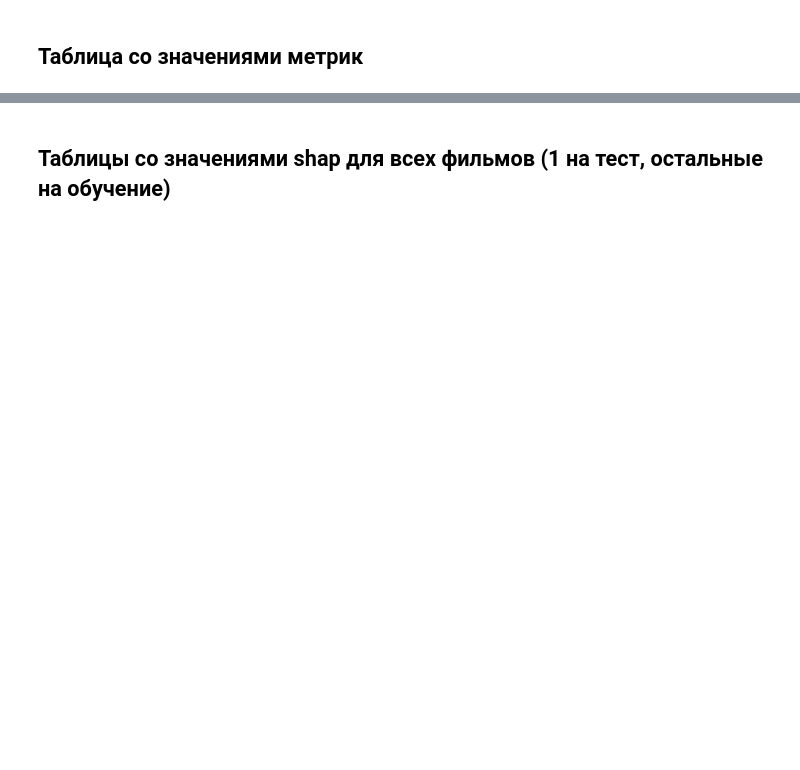
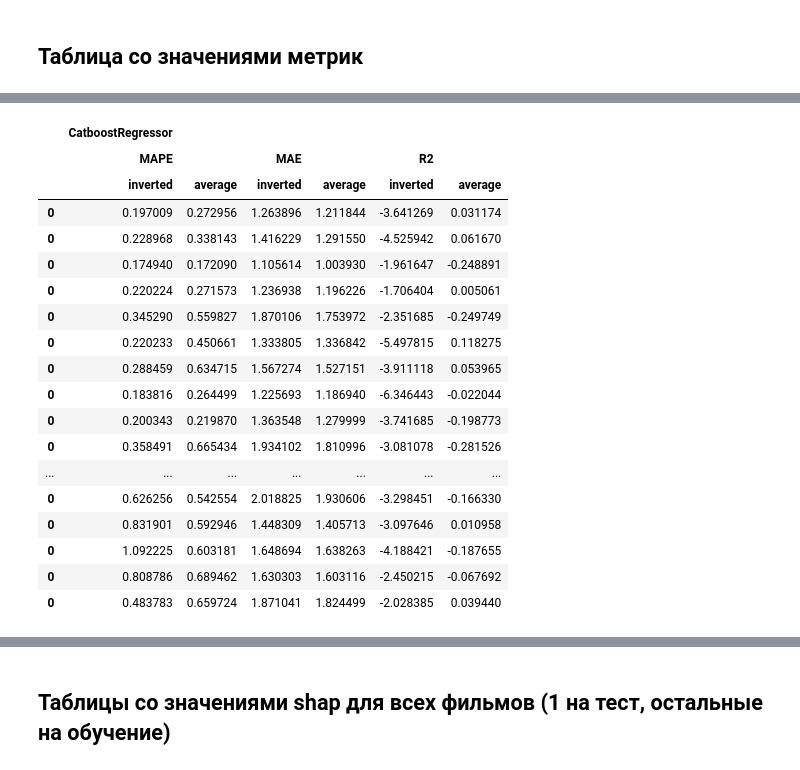
Before and after one commit to Nakinamo/EEG-notebooks, a Jupyter notebook: Models/Catboost.ipynb, the cells around one changed output, grey strips where cells are left out. Drawn from its saved outputs; the diff is of its cells as text; code cells hidden in the pictures; blank space fills up the shorter version.

Commit message:
edit catboost

```diff
--- a/Models/Catboost.ipynb
+++ b/Models/Catboost.ipynb
@@ -79,10 +98,11 @@ pd.DataFrame(preds).describe()
 # %%
-chans = ['Fz', 'F3', 'F7','C3', 'T7', 'Pz', 'P3','P7', 'O1', 'Oz', 'O2','P4', 'P8', 'Cz','C4', 'T8', 'F4', 'F8']
-pred = [[0 for j in range(8)] for i in range(12)]
-num_chans = [[0 for j in range(8)] for i in range(12)]
-labels = [[0 for j in range(8)] for i in range(12)]
-lbl = [[0 for j in range(8)] for i in range(12)]
-channels = [[] for i in range(12)]
+n_subjects = 32
+n_films = 40
+pred = [[0 for j in range(n_films)] for i in range(n_subjects)]
+num_chans = [[0 for j in range(n_films)] for i in range(n_subjects)]
+labels = [[0 for j in range(n_films)] for i in range(n_subjects)]
+lbl = [[0 for j in range(n_films)] for i in range(n_subjects)]
+channels = [[] for i in range(n_subjects)]
 for i in range(len(preds)):
     pred[np.array(test_subj)[i] - 1][np.array(test_film)[i] - 1] += np.array(preds)[i]
     num_chans[np.array(test_subj)[i] - 1][np.array(test_film)[i] - 1] += 1
@@ -96,7 +116,7 @@ predicted = []
 lbl = []
 for i in range(len(labels)):
     if sum(labels[i]) != 0:
-        for j in range(8):
+        for j in range(n_films):
             if labels[i][j] != 0:
                 lbl.append(labels[i][j])
                 predicted.append(pred[i][j])
@@ -134,10 +181,11 @@ columns = [
     np.array([formes[k] for i in range(1) for j in range(3) for k in range(2)]),
 ]
 # %%
-chans = ['Fz', 'F3', 'F7','C3', 'T7', 'Pz', 'P3','P7', 'O1', 'Oz', 'O2','P4', 'P8', 'Cz','C4', 'T8', 'F4', 'F8']
 result = pd.DataFrame()
 grid_res = []
-for film in tqdm_notebook(range(1, 9)):
+n_films = 40
+n_subjects = 32
+for film in tqdm_notebook(range(1, n_films + 1)):
     df = pd.DataFrame(np.random.randn(1, 1 * 3 * 2), columns=columns)
     X_test = data_all.loc[(data_all['film'] == film)].reset_index(drop=True)
     X_train = data_all.loc[(data_all['film'] != film)].reset_index(drop=True)
@@ -173,11 +221,11 @@ for film in tqdm_notebook(range(1, 9)):
     df[('CatboostRegressor', 'MAPE', 'inverted')] = mean_absolute_percentage_error(preds, y_test_inv)
     df[('CatboostRegressor', 'MAE', 'inverted')] = mean_absolute_error(preds, y_test_inv)
 
-    pred = [[0 for j in range(8)] for i in range(12)]
-    num_chans = [[0 for j in range(8)] for i in range(12)]
-    labels = [[0 for j in range(8)] for i in range(12)]
-    lbl = [[0 for j in range(8)] for i in range(12)]
-    channels = [[] for i in range(12)]
+    pred = [[0 for j in range(n_films)] for i in range(n_subjects)]
+    num_chans = [[0 for j in range(n_films)] for i in range(n_subjects)]
+    labels = [[0 for j in range(n_films)] for i in range(n_subjects)]
+    lbl = [[0 for j in range(n_films)] for i in range(n_subjects)]
+    channels = [[] for i in range(n_subjects)]
     for i in range(len(preds)):
         pred[np.array(test_subj)[i] - 1][np.array(test_film)[i] - 1] += preds[i]
         num_chans[np.array(test_subj)[i] - 1][np.array(test_film)[i] - 1] += 1
@@ -191,7 +239,7 @@ for film in tqdm_notebook(range(1, 9)):
     lbl = []
     for i in range(len(labels)):
         if sum(labels[i]) != 0:
-            for j in range(8):
+            for j in range(n_films):
                 if labels[i][j] != 0:
                     lbl.append(labels[i][j])
                     predicted.append(pred[i][j])
@@ -203 +269,23 @@ for film in tqdm_notebook(range(1, 9)):
+# %%
+result
+# %% [output]
+|  | CatboostRegressor |  |  |  |  |  |
+|  | MAPE |  | MAE |  | R2 |  |
+|  | inverted | average | inverted | average | inverted | average |
+| 0 | 0.197009 | 0.272956 | 1.263896 | 1.211844 | -3.641269 | 0.031174 |
+| 0 | 0.228968 | 0.338143 | 1.416229 | 1.291550 | -4.525942 | 0.061670 |
+| 0 | 0.174940 | 0.172090 | 1.105614 | 1.003930 | -1.961647 | -0.248891 |
+| 0 | 0.220224 | 0.271573 | 1.236938 | 1.196226 | -1.706404 | 0.005061 |
+| 0 | 0.345290 | 0.559827 | 1.870106 | 1.753972 | -2.351685 | -0.249749 |
+| 0 | 0.220233 | 0.450661 | 1.333805 | 1.336842 | -5.497815 | 0.118275 |
+| 0 | 0.288459 | 0.634715 | 1.567274 | 1.527151 | -3.911118 | 0.053965 |
+| 0 | 0.183816 | 0.264499 | 1.225693 | 1.186940 | -6.346443 | -0.022044 |
+| 0 | 0.200343 | 0.219870 | 1.363548 | 1.279999 | -3.741685 | -0.198773 |
+| 0 | 0.358491 | 0.665434 | 1.934102 | 1.810996 | -3.081078 | -0.281526 |
+| ... | ... | ... | ... | ... | ... | ... |
+| 0 | 0.626256 | 0.542554 | 2.018825 | 1.930606 | -3.298451 | -0.166330 |
+| 0 | 0.831901 | 0.592946 | 1.448309 | 1.405713 | -3.097646 | 0.010958 |
+| 0 | 1.092225 | 0.603181 | 1.648694 | 1.638263 | -4.188421 | -0.187655 |
+| 0 | 0.808786 | 0.689462 | 1.630303 | 1.603116 | -2.450215 | -0.067692 |
+| 0 | 0.483783 | 0.659724 | 1.871041 | 1.824499 | -2.028385 | 0.039440 |
 # %%
```
Also changed, not shown: parts of 12 cells of this notebook.
